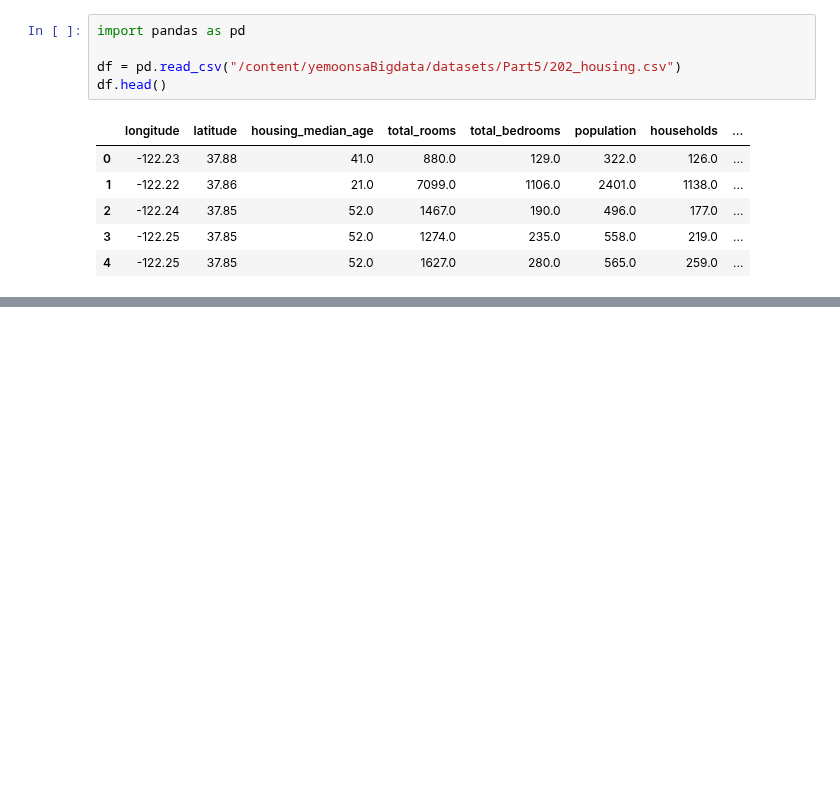
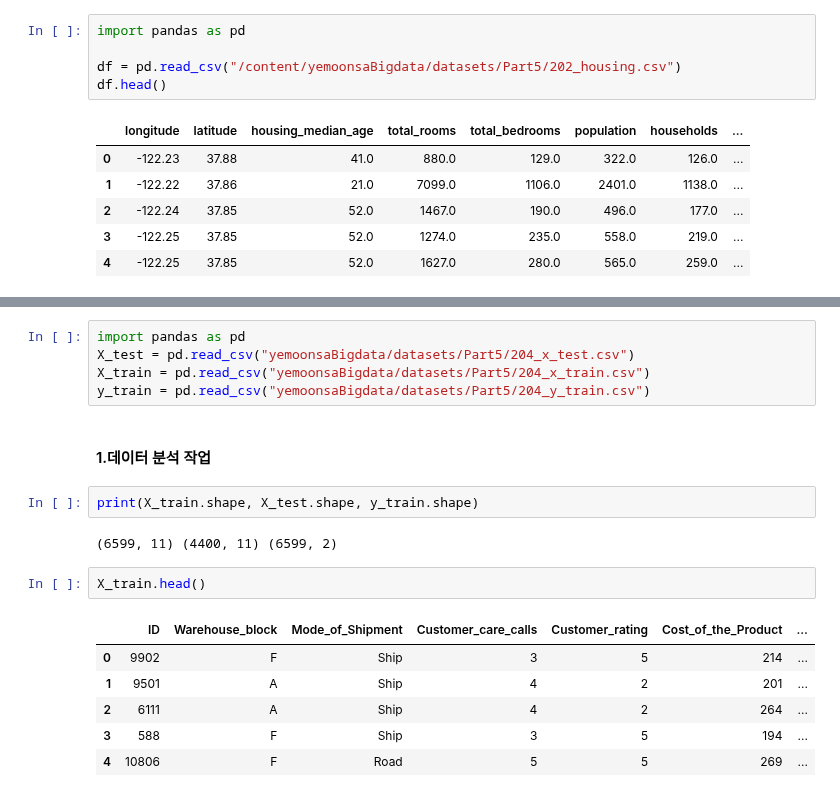
Before and after one commit to va4756/yemoon_bigdata_test, a Jupyter notebook: bigdata_예문_실전문제_example2.ipynb, the cells around one changed output, grey strips where cells are left out. Saved outputs shown, nothing was run; the diff lists cells and outputs as text; blank space fills up the shorter version.

```diff
--- a/bigdata_예문_실전문제_example2.ipynb
+++ b/bigdata_예문_실전문제_example2.ipynb
@@ -185,0 +202,20 @@ TypeError: 'Series' object is not callable
+# %%
+import pandas as pd
+X_test = pd.read_csv("yemoonsaBigdata/datasets/Part5/204_x_test.csv")
+X_train = pd.read_csv("yemoonsaBigdata/datasets/Part5/204_x_train.csv")
+y_train = pd.read_csv("yemoonsaBigdata/datasets/Part5/204_y_train.csv")
+# %% [markdown]
+#### 1.데이터 분석 작업
+# %%
+print(X_train.shape, X_test.shape, y_train.shape)
+# %% [output]
+(6599, 11) (4400, 11) (6599, 2)
+# %%
+X_train.head()
+# %% [output]
+|  | ID | Warehouse_block | Mode_of_Shipment | Customer_care_calls | Customer_rating | Cost_of_the_Product | ... |
+| 0 | 9902 | F | Ship | 3 | 5 | 214 | ... |
+| 1 | 9501 | A | Ship | 4 | 2 | 201 | ... |
+| 2 | 6111 | A | Ship | 4 | 2 | 264 | ... |
+| 3 | 588 | F | Ship | 3 | 5 | 194 | ... |
+| 4 | 10806 | F | Road | 5 | 5 | 269 | ... |
```
Also changed, not shown: parts of 23 cells of this notebook.
